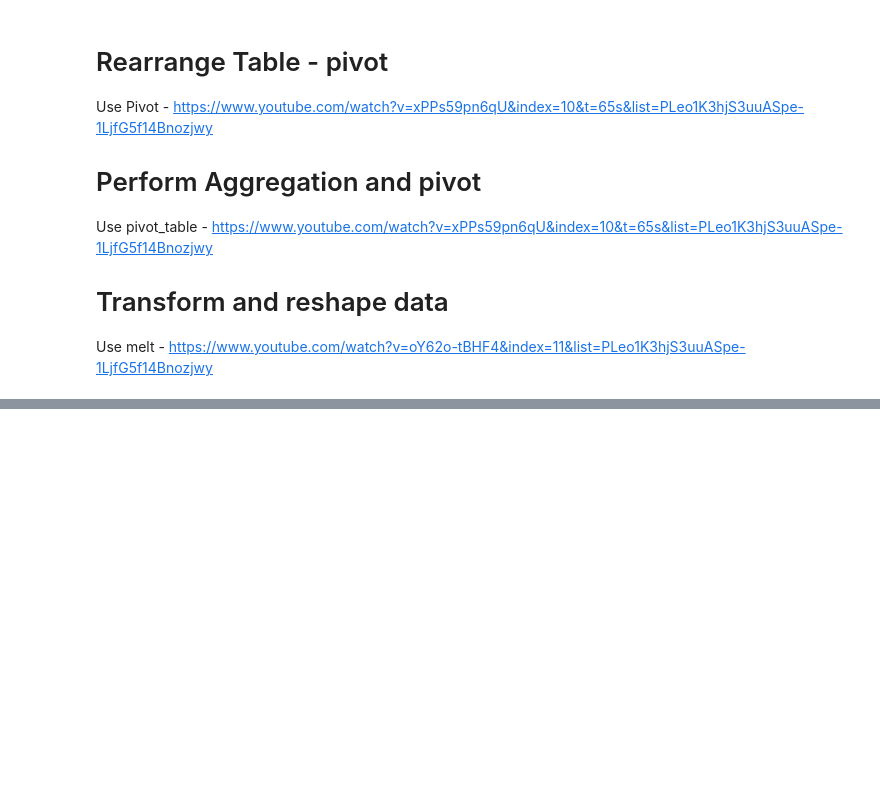
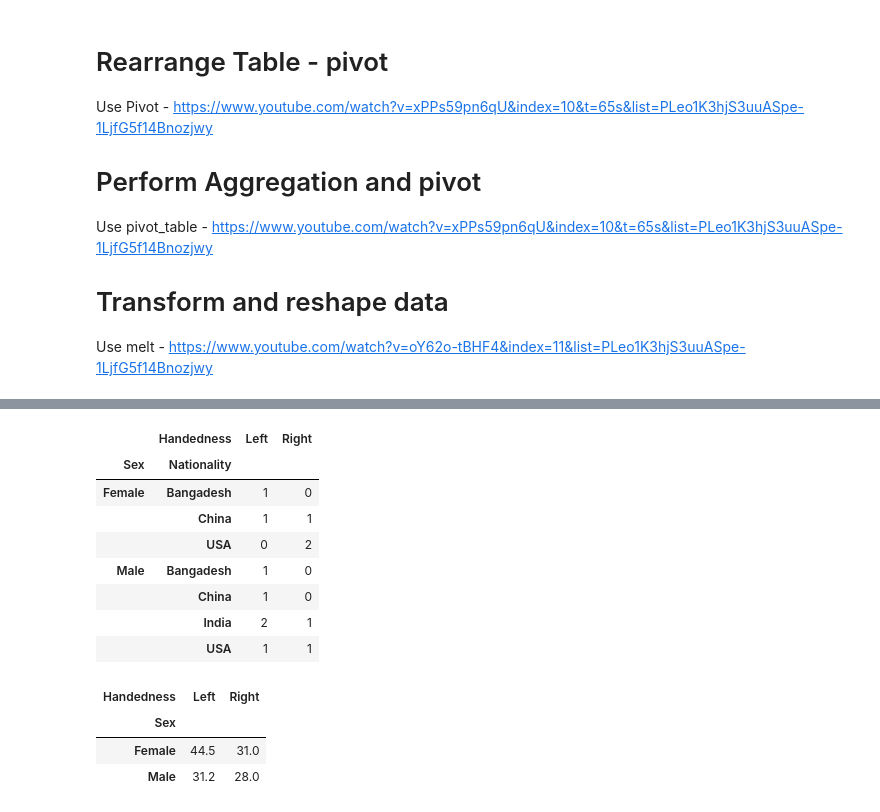
Before and after one commit to Adityajn/Machine-Learning-Algos, a Jupyter notebook: pandas.ipynb, the cells around one changed output, grey strips where cells are left out. Cells and saved outputs as stored; diff of their text form; code cells hidden in the pictures; blank space fills up the shorter version.

```diff
--- a/pandas.ipynb
+++ b/pandas.ipynb
@@ -402,0 +430,21 @@ Use melt - https://www.youtube.com/watch?v=oY62o-tBHF4&index=11&list=PLeo1K3hjS3
+# %%
+pd.crosstab(df2.Sex,[df2.Handedness,df2.Nationality])
+pd.crosstab([df2.Sex,df2.Nationality],df2.Handedness)
+# %% [output]
+|  | Handedness | Left | Right |
+| Sex | Nationality |  |  |
+| Female | Bangadesh | 1 | 0 |
+|  | China | 1 | 1 |
+|  | USA | 0 | 2 |
+| Male | Bangadesh | 1 | 0 |
+|  | China | 1 | 0 |
+|  | India | 2 | 1 |
+|  | USA | 1 | 1 |
+# %%
+import numpy as np
+pd.crosstab(df2.Sex,df2.Handedness,values=df2.Age,aggfunc=np.mean)
+# %% [output]
+| Handedness | Left | Right |
+| Sex |  |  |
+| Female | 44.5 | 31.0 |
+| Male | 31.2 | 28.0 |
```
Also changed, not shown: parts of 5 cells of this notebook, 1 other file.
